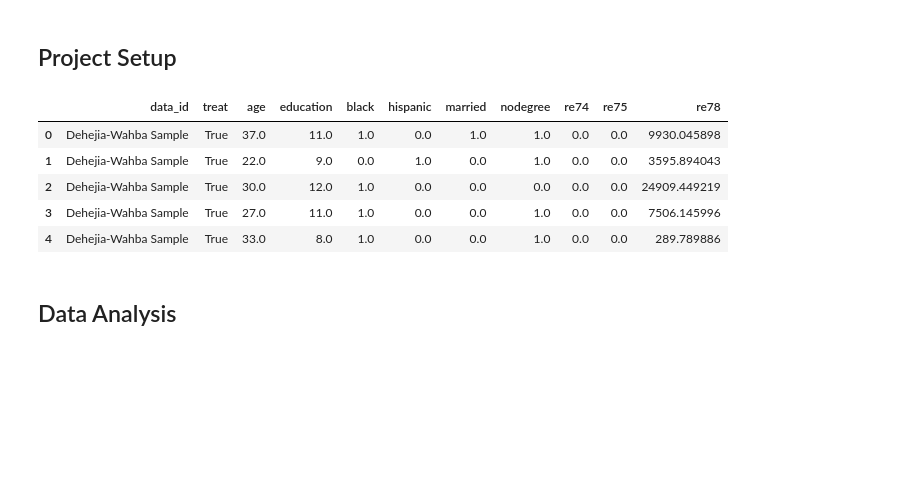
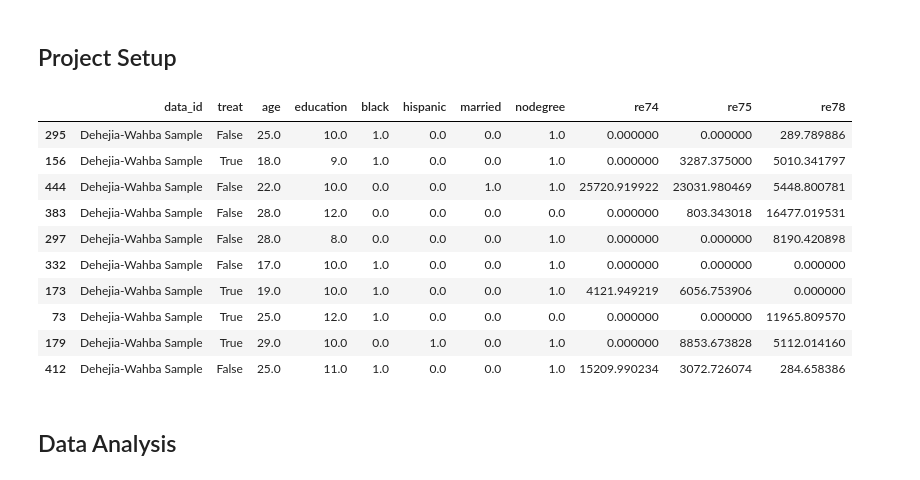
Before and after one commit to bicudorafa/causal-inference-essay-dowhy, a Jupyter notebook: notebooks/dowhy_realCase.ipynb, the cells around one changed output. Drawn from its saved outputs; the diff is of its cells as text; code cells hidden in the pictures; blank space fills up the shorter version.

Commit message:
exchange of pandas "head" for "sample"

```diff
--- a/notebooks/dowhy_realCase.ipynb
+++ b/notebooks/dowhy_realCase.ipynb
@@ -15,24 +15,29 @@ import plotly_utils as pu
 # %%
 rct_data = pd.read_stata('../data/raw/nsw_dw.dta').assign(treat = lambda x:x.treat.astype(bool))
 observational_data = (
     pd.concat(
         [
             pd.read_stata('../data/raw/cps_controls.dta'),
             pd.read_stata('../data/raw/psid_controls.dta'),
         ],
         ignore_index=True
     )
     .assign(treat = lambda x:x.treat.astype(bool))
 )
 # overview of the data format
-rct_data.head()
+rct_data.sample(10)
 # %% [output]
 |  | data_id | treat | age | education | black | hispanic | married | nodegree | re74 | re75 | re78 |
-| 0 | Dehejia-Wahba Sample | True | 37.0 | 11.0 | 1.0 | 0.0 | 1.0 | 1.0 | 0.0 | 0.0 | 9930.045898 |
-| 1 | Dehejia-Wahba Sample | True | 22.0 | 9.0 | 0.0 | 1.0 | 0.0 | 1.0 | 0.0 | 0.0 | 3595.894043 |
-| 2 | Dehejia-Wahba Sample | True | 30.0 | 12.0 | 1.0 | 0.0 | 0.0 | 0.0 | 0.0 | 0.0 | 24909.449219 |
-| 3 | Dehejia-Wahba Sample | True | 27.0 | 11.0 | 1.0 | 0.0 | 0.0 | 1.0 | 0.0 | 0.0 | 7506.145996 |
-| 4 | Dehejia-Wahba Sample | True | 33.0 | 8.0 | 1.0 | 0.0 | 0.0 | 1.0 | 0.0 | 0.0 | 289.789886 |
+| 295 | Dehejia-Wahba Sample | False | 25.0 | 10.0 | 1.0 | 0.0 | 0.0 | 1.0 | 0.000000 | 0.000000 | 289.789886 |
+| 156 | Dehejia-Wahba Sample | True | 18.0 | 9.0 | 1.0 | 0.0 | 0.0 | 1.0 | 0.000000 | 3287.375000 | 5010.341797 |
+| 444 | Dehejia-Wahba Sample | False | 22.0 | 10.0 | 0.0 | 0.0 | 1.0 | 1.0 | 25720.919922 | 23031.980469 | 5448.800781 |
+| 383 | Dehejia-Wahba Sample | False | 28.0 | 12.0 | 0.0 | 0.0 | 0.0 | 0.0 | 0.000000 | 803.343018 | 16477.019531 |
+| 297 | Dehejia-Wahba Sample | False | 28.0 | 8.0 | 0.0 | 0.0 | 0.0 | 1.0 | 0.000000 | 0.000000 | 8190.420898 |
+| 332 | Dehejia-Wahba Sample | False | 17.0 | 10.0 | 1.0 | 0.0 | 0.0 | 1.0 | 0.000000 | 0.000000 | 0.000000 |
+| 173 | Dehejia-Wahba Sample | True | 19.0 | 10.0 | 1.0 | 0.0 | 0.0 | 1.0 | 4121.949219 | 6056.753906 | 0.000000 |
+| 73 | Dehejia-Wahba Sample | True | 25.0 | 12.0 | 1.0 | 0.0 | 0.0 | 0.0 | 0.000000 | 0.000000 | 11965.809570 |
+| 179 | Dehejia-Wahba Sample | True | 29.0 | 10.0 | 0.0 | 1.0 | 0.0 | 1.0 | 0.000000 | 8853.673828 | 5112.014160 |
+| 412 | Dehejia-Wahba Sample | False | 25.0 | 11.0 | 1.0 | 0.0 | 0.0 | 1.0 | 15209.990234 | 3072.726074 | 284.658386 |
 # %% [markdown]
 ## Data Analysis
 # %% [markdown]
```
